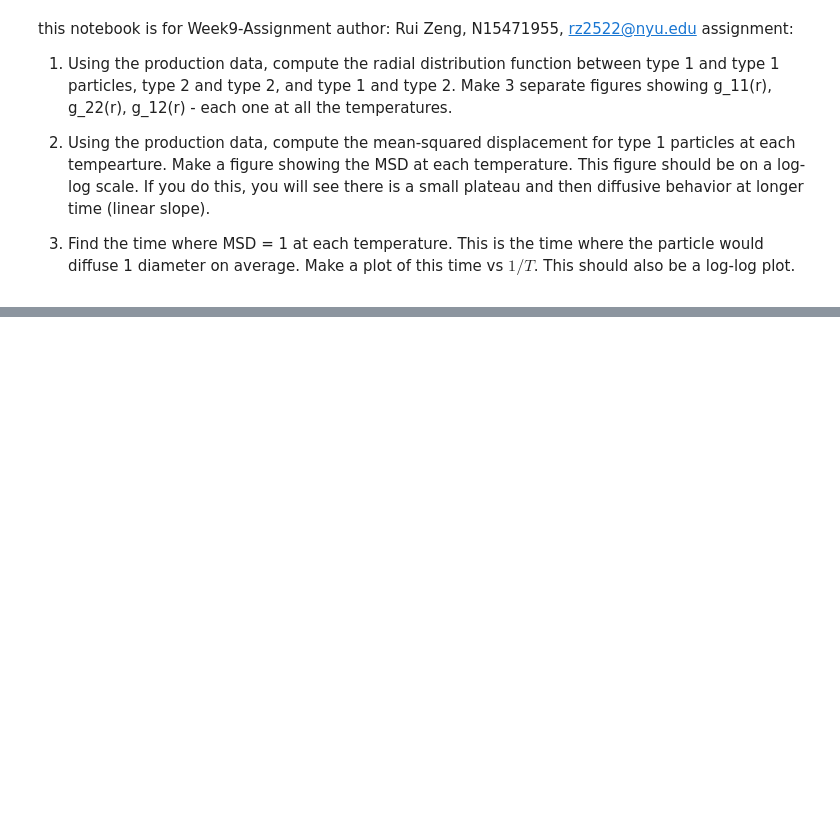
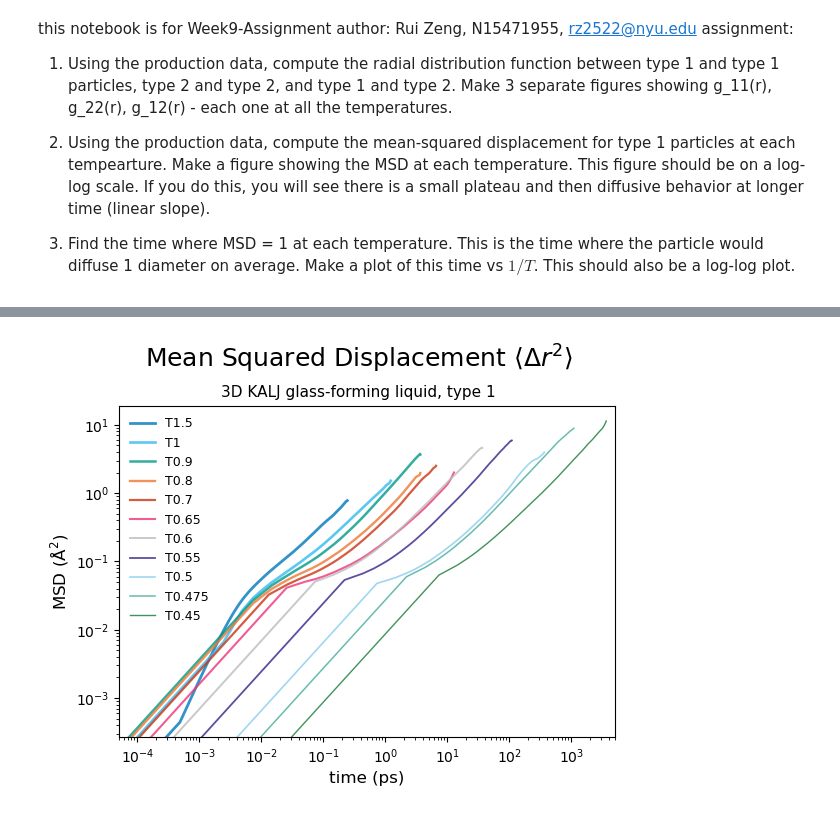
Before and after one commit to cerbveen/comp-lab-class, a Jupyter notebook: Week9/Analysis/Analysis.ipynb, the cells around one changed output, grey strips where cells are left out. Saved outputs shown, nothing was run; the diff lists cells and outputs as text; code cells hidden in the pictures; blank space fills up the shorter version.

```diff
--- a/Week9/Analysis/Analysis.ipynb
+++ b/Week9/Analysis/Analysis.ipynb
@@ -83,0 +166,49 @@ TypeError: cannot unpack non-iterable InterRDF object
+# %%
+# MSD data preparation
+
+#define trajectory list
+traj_list = [traj_T1p5, traj_T1, traj_T0p9, traj_T0p8, traj_T0p7, traj_T0p65, traj_T0p6, traj_T0p55, traj_T0p5, traj_T0p475, traj_T0p45]
+#create empty list to store rdf values
+msds = np.empty(len(temps), dtype=object)
+#select atom type 1
+sel = 'type 1'
+
+# calculate MSDs
+for traj in traj_list:
+    # compute msd
+    msds[traj_list.index(traj)] = msd.EinsteinMSD(traj, select=sel, msd_type='xyz', fft=False)
+    # run
+    msds[traj_list.index(traj)].run()
+# %%
+# figure 4 - MSDs
+fig = plt.figure(4)
+
+# set colorblind-friendly palatte
+colors = ['#0077BB', '#33BBEE', '#009988', '#EE7733', '#CC3311', '#EE3377', '#BBBBBB']
+# add more colors if needed
+colors = colors + ['#332288', '#88CCEE', '#44AA99', '#117733', '#999933', '#DDCC77', '#CC6677', '#882255', '#AA4499']
+# set 11 line width, range from 2 to 1
+linewidths = np.linspace(2, 1, 11)
+# temperature list
+temps = ['1.5', '1', '0.9', '0.8', '0.7', '0.65', '0.6', '0.55', '0.5', '0.475', '0.45']
+
+# plot MSDs
+for j in range(len(temps)):
+
+    plt.loglog(msds[j].times, msds[j].results.timeseries, color=colors[j], linewidth=linewidths[j], label='T'+temps[j], alpha=0.8)
+    j += 1
+plt.xlabel('time (ps)', fontsize=12)
+plt.ylabel('MSD (Å$^2$)', fontsize=12)
+plt.legend(loc='upper left', fontsize=9, frameon=False)
+plt.xlim(0.00005, 5000)
+
+# two lines of title
+plt.text(x=0.5, y=0.88, s="Mean Squared Displacement "+r"$\langle \Delta r^2 \rangle$", fontsize=18, ha="center", transform=fig.transFigure)
+plt.text(x=0.5, y=0.82, s= "3D KALJ glass-forming liquid, type 1", fontsize=11, ha="center", transform=fig.transFigure)
+plt.subplots_adjust(top=0.8, wspace=0.3)
+
+# save figure as pdf in ../Figures
+fname = '../Figures/fig4.[3D_KALJ]_MSD_type1.pdf'
+plt.savefig(fname, format='pdf', dpi=300, bbox_inches='tight')
+# %% [output]
+[figure, added]
```
Also changed, not shown: parts of 9 cells of this notebook, 5 other files.
